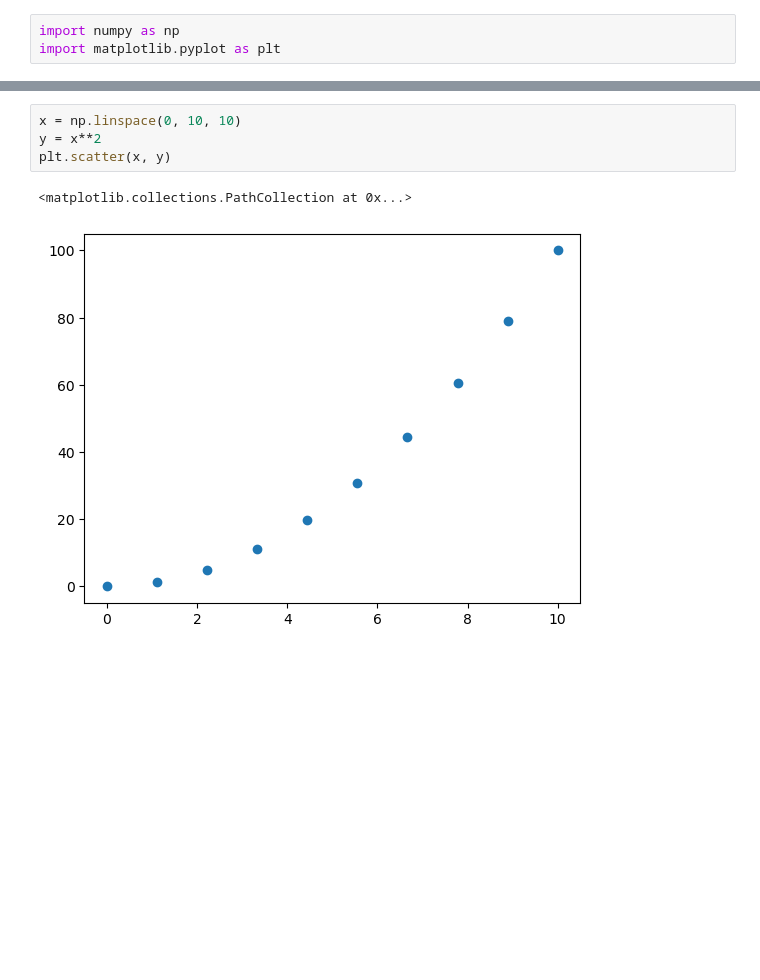
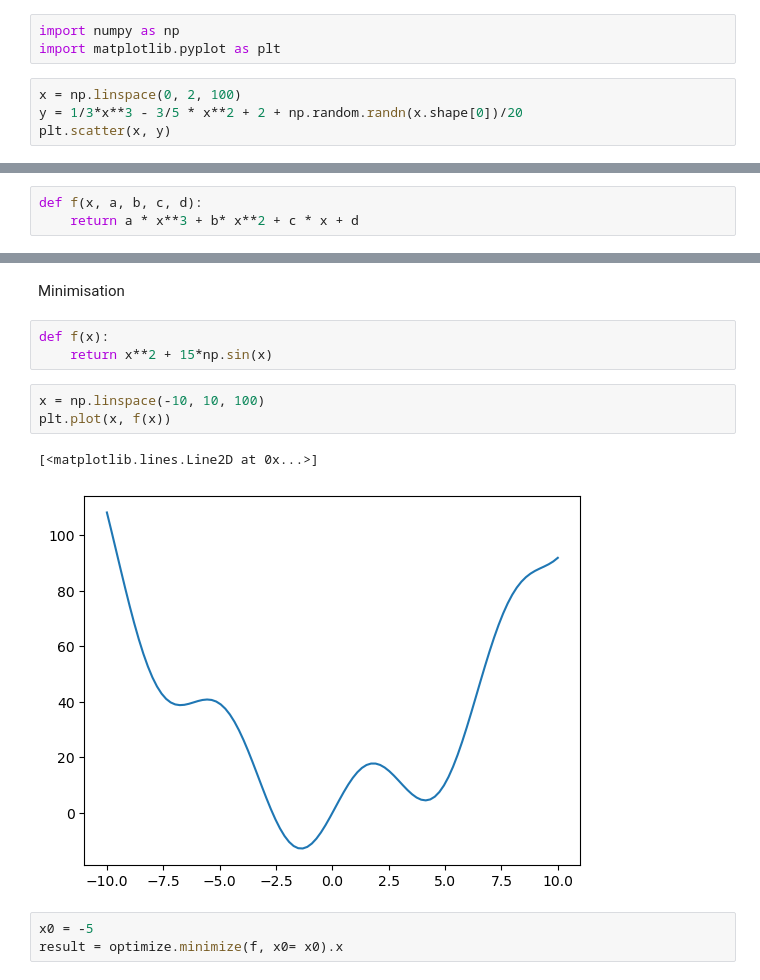
Before and after one commit to light667/ml-python-foundations, a Jupyter notebook: Scipy/Optimize_fourier_NdImage.ipynb, the cells around one changed output, grey strips where cells are left out. Cells and saved outputs as stored; diff of their text form; blank space fills up the shorter version.

```diff
--- a/Scipy/Optimize_fourier_NdImage.ipynb
+++ b/Scipy/Optimize_fourier_NdImage.ipynb
@@ -3,3 +3,7 @@ Imterpolate
 # %%
 import numpy as np
 import matplotlib.pyplot as plt
+# %%
+x = np.linspace(0, 2, 100)
+y = 1/3*x**3 - 3/5 * x**2 + 2 + np.random.randn(x.shape[0])/20
+plt.scatter(x, y)
@@ -5,0 +13,3 @@ import matplotlib.pyplot as plt
+# %%
+def f(x, a, b, c, d):
+    return a * x**3 + b* x**2 + c * x + d
@@ -6,7 +26,14 @@ import matplotlib.pyplot as plt
+# %% [markdown]
+Minimisation
+# %%
+def f(x):
+    return x**2 + 15*np.sin(x)
 # %%
-x = np.linspace(0, 10, 10)
-y = x**2
-plt.scatter(x, y)
+x = np.linspace(-10, 10, 100)
+plt.plot(x, f(x))
 # %% [output]
-<matplotlib.collections.PathCollection at 0x...>
+[<matplotlib.lines.Line2D at 0x...>]
-[figure, old version]
+[figure, new version]
+# %%
+x0 = -5
+result = optimize.minimize(f, x0= x0).x
```
Also changed, not shown: parts of 8 cells of this notebook, 6 other files.
